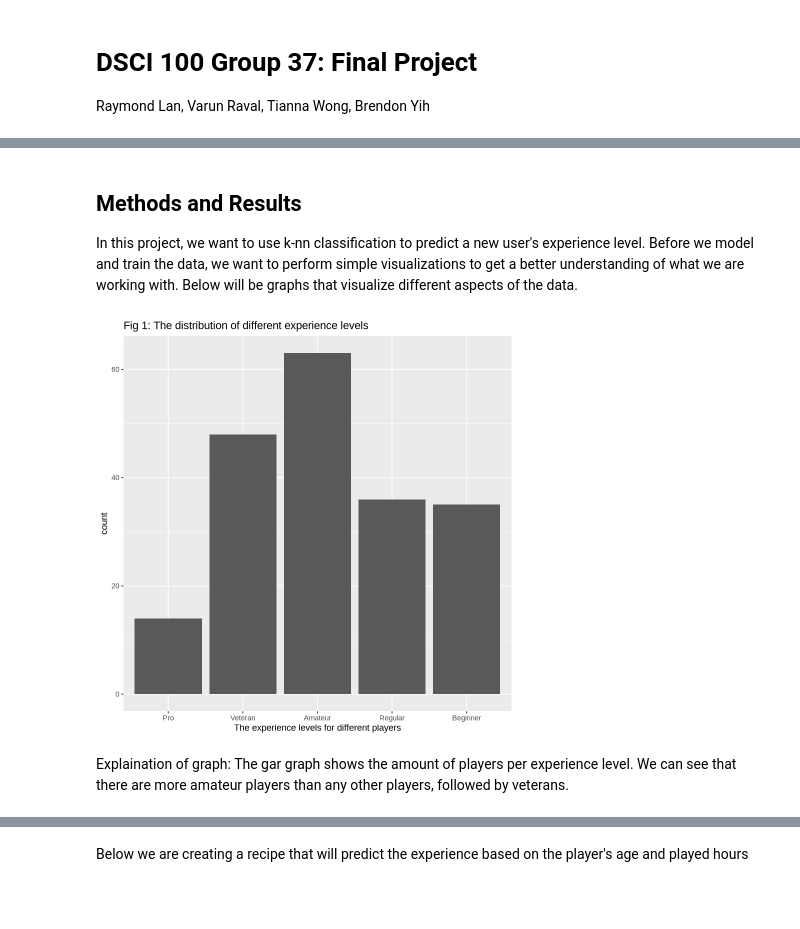
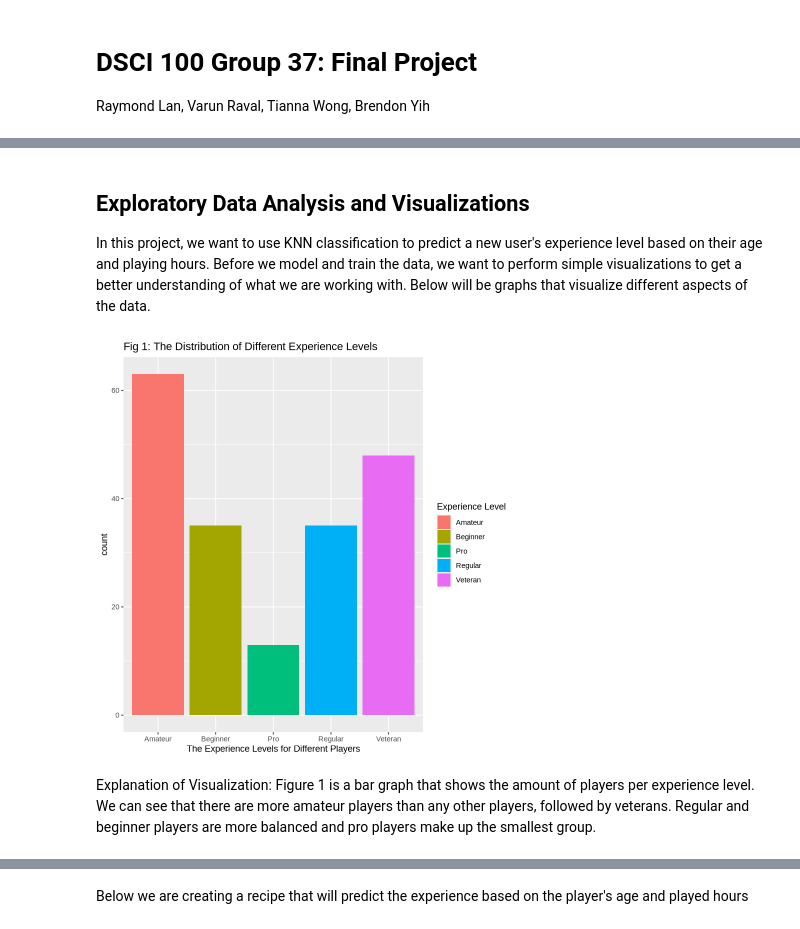
Before and after one commit to Imwae/DSCI-100-005-37, a Jupyter notebook: Final Project.ipynb, the cells around one changed output, grey strips where cells are left out. Saved outputs shown, nothing was run; the diff lists cells and outputs as text; code cells hidden in the pictures; blank space fills up the shorter version.

```diff
--- a/Final Project.ipynb
+++ b/Final Project.ipynb
@@ -95,7 +88,7 @@ Below, we will want to choose only the columns that are necessary, since we are
 
 select_player_data <- player_data |>
     mutate(experience = as_factor(experience)) |>
-    select(experience, Age, played_hours)
+    select(experience, Age, played_hours) |>
+    drop_na()
 head(select_player_data)
-tail(select_player_data)
 # %% [output]
@@ -103,17 +116,18 @@ ERROR: Error in select(mutate(player_data, experience = as_factor(experience)),
 # %% [markdown]
-## Methods and Results
+## Exploratory Data Analysis and Visualizations
 
-In this project, we want to use k-nn classification to predict a new user's experience level.  Before we model and train the data, we want to perform simple visualizations to get a better understanding of what we are working with.  Below will be graphs that visualize different aspects of the data.
+In this project, we want to use KNN classification to predict a new user's experience level based on their age and playing hours. Before we model and train the data, we want to perform simple visualizations to get a better understanding of what we are working with.  Below will be graphs that visualize different aspects of the data.
 # %%
 # Create bar graph with player count of each experience level
+
 select_player_data_bar <- select_player_data |>
-    ggplot(aes(x = experience)) +
+    ggplot(aes(x = experience, fill = experience)) +
     geom_bar(stat = "count") +
-    labs(x = "The experience levels for different players", title = "Fig 1: The distribution of different experience levels")
+    labs(x = "The Experience Levels for Different Players", title = "Fig 1: The Distribution of Different Experience Levels", fill = "Experience Level")
 select_player_data_bar
 # %% [output]
-[figure, old version]
+[figure, new version]
 # %% [markdown]
-Explaination of graph: The gar graph shows the amount of players per experience level.  We can see that there are more amateur players than any other players, followed by veterans.
+Explanation of Visualization: Figure 1 is a bar graph that shows the amount of players per experience level.  We can see that there are more amateur players than any other players, followed by veterans. Regular and beginner players are more balanced and pro players make up the smallest group.
 # %%
 # Create scatterplot with Age vs. played_hours
```
Also changed, not shown: parts of 18 cells of this notebook.
